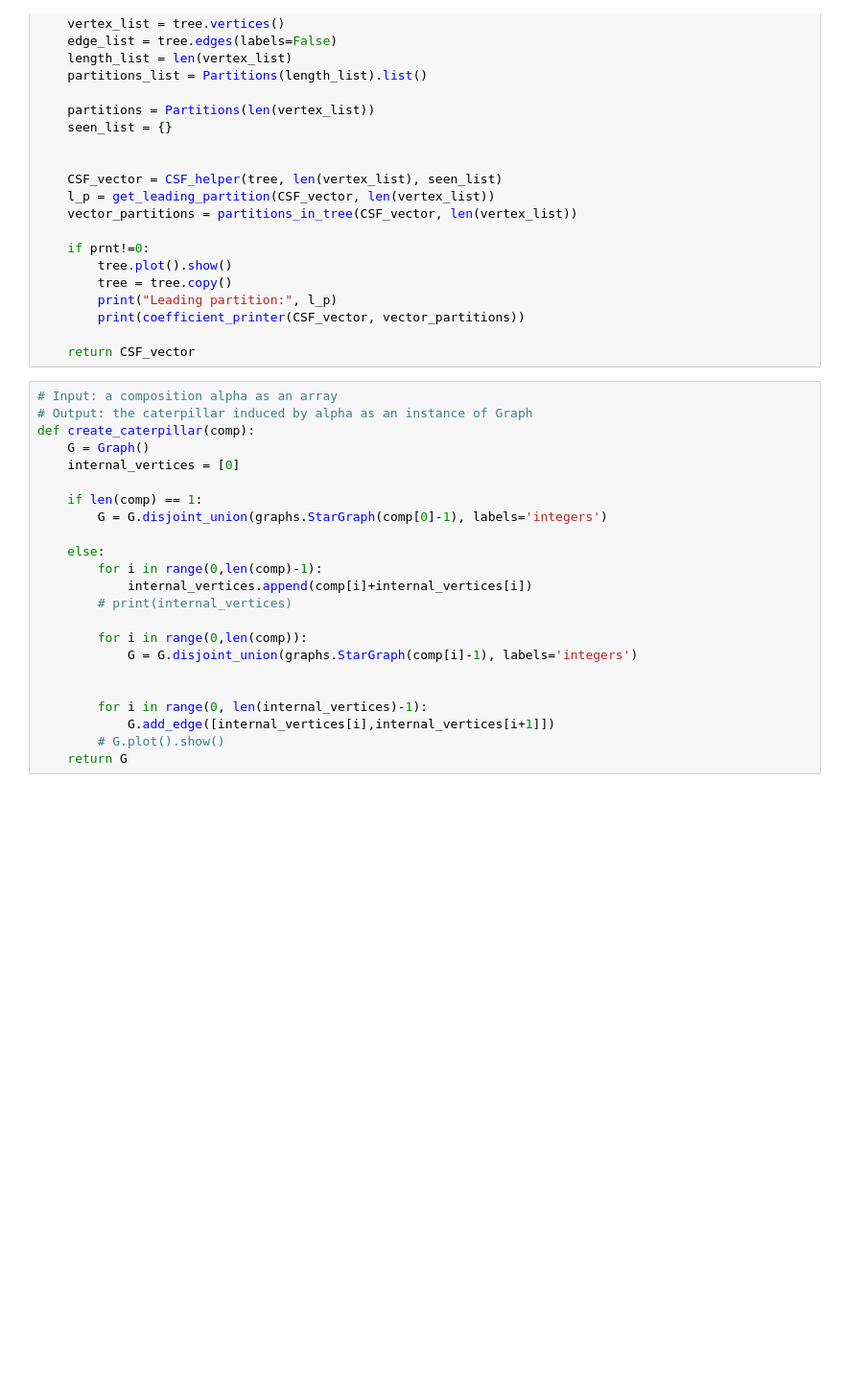
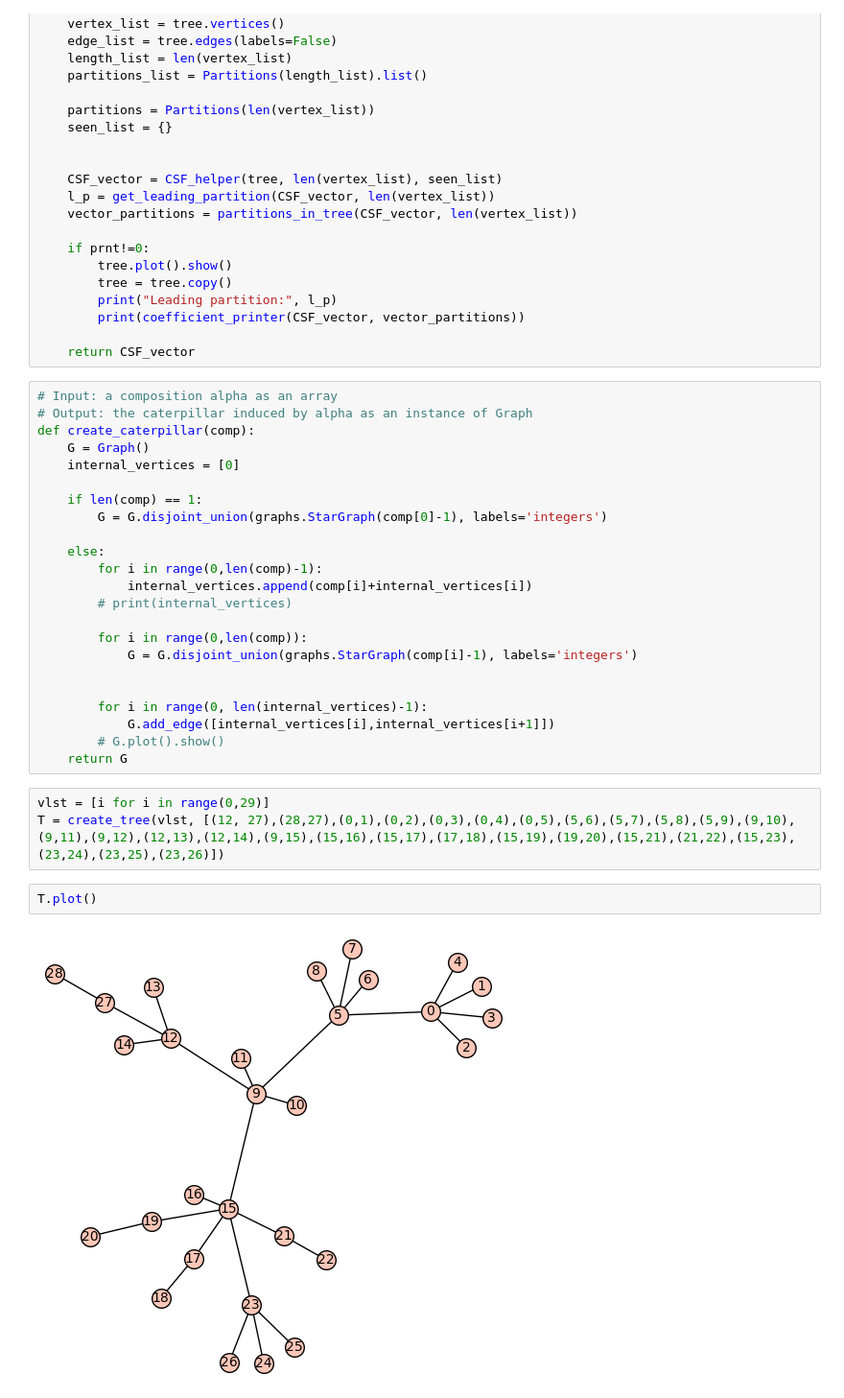
Before and after one commit to mariotomba/CSF-DNC, a Jupyter notebook: notebooks/DNCfundamentals.ipynb, the cells around one changed output. Shown at 96% size. Drawn from its saved outputs; the diff is of its cells as text; blank space fills up the shorter version.

```diff
--- a/notebooks/DNCfundamentals.ipynb
+++ b/notebooks/DNCfundamentals.ipynb
@@ -306,3 +306,10 @@ def create_caterpillar(comp):
             G.add_edge([internal_vertices[i],internal_vertices[i+1]])
         # G.plot().show()
     return G
+# %%
+vlst = [i for i in range(0,29)]
+T = create_tree(vlst, [(12, 27),(28,27),(0,1),(0,2),(0,3),(0,4),(0,5),(5,6),(5,7),(5,8),(5,9),(9,10),(9,11),(9,12),(12,13),(12,14),(9,15),(15,16),(15,17),(17,18),(15,19),(19,20),(15,21),(21,22),(15,23),(23,24),(23,25),(23,26)])
+# %%
+T.plot()
+# %% [output]
+[figure, added]
```
Also changed, not shown: parts of 1 cell of this notebook, 1 other file.
